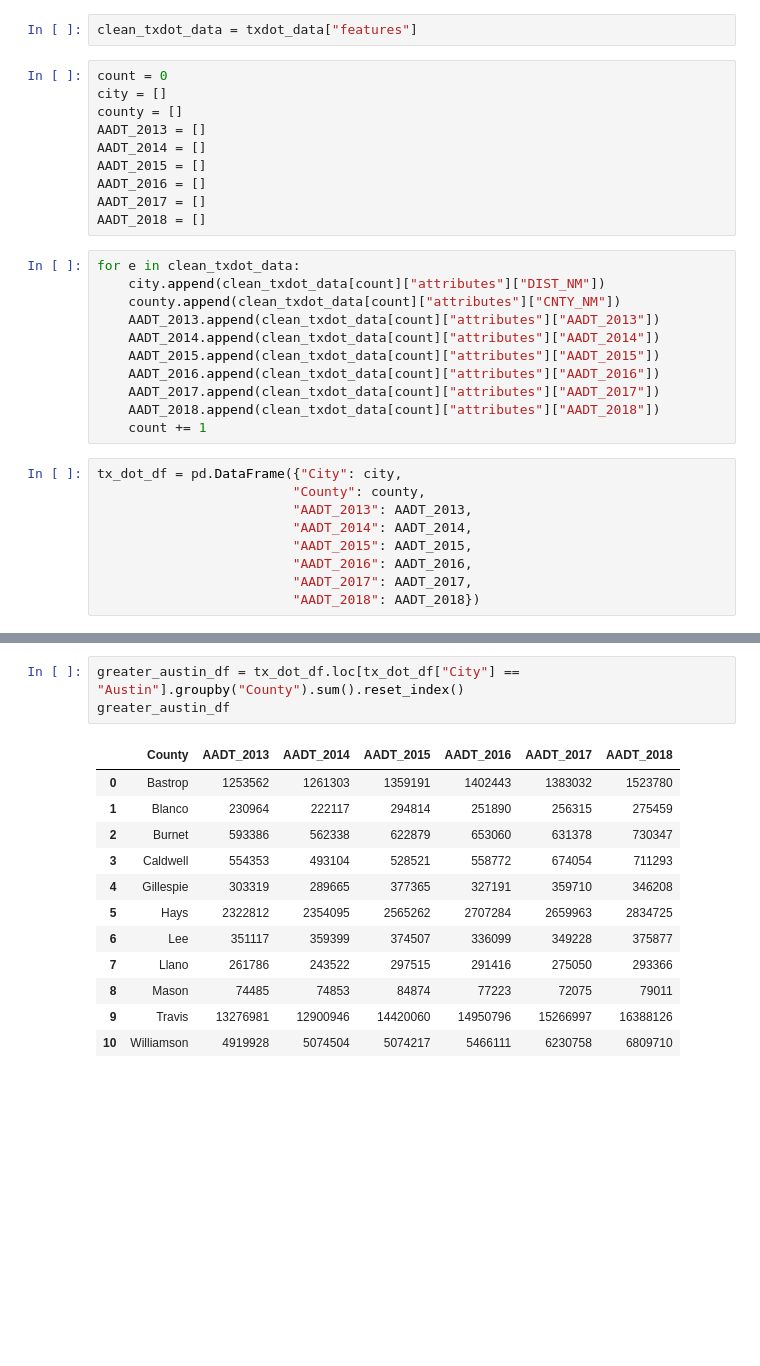
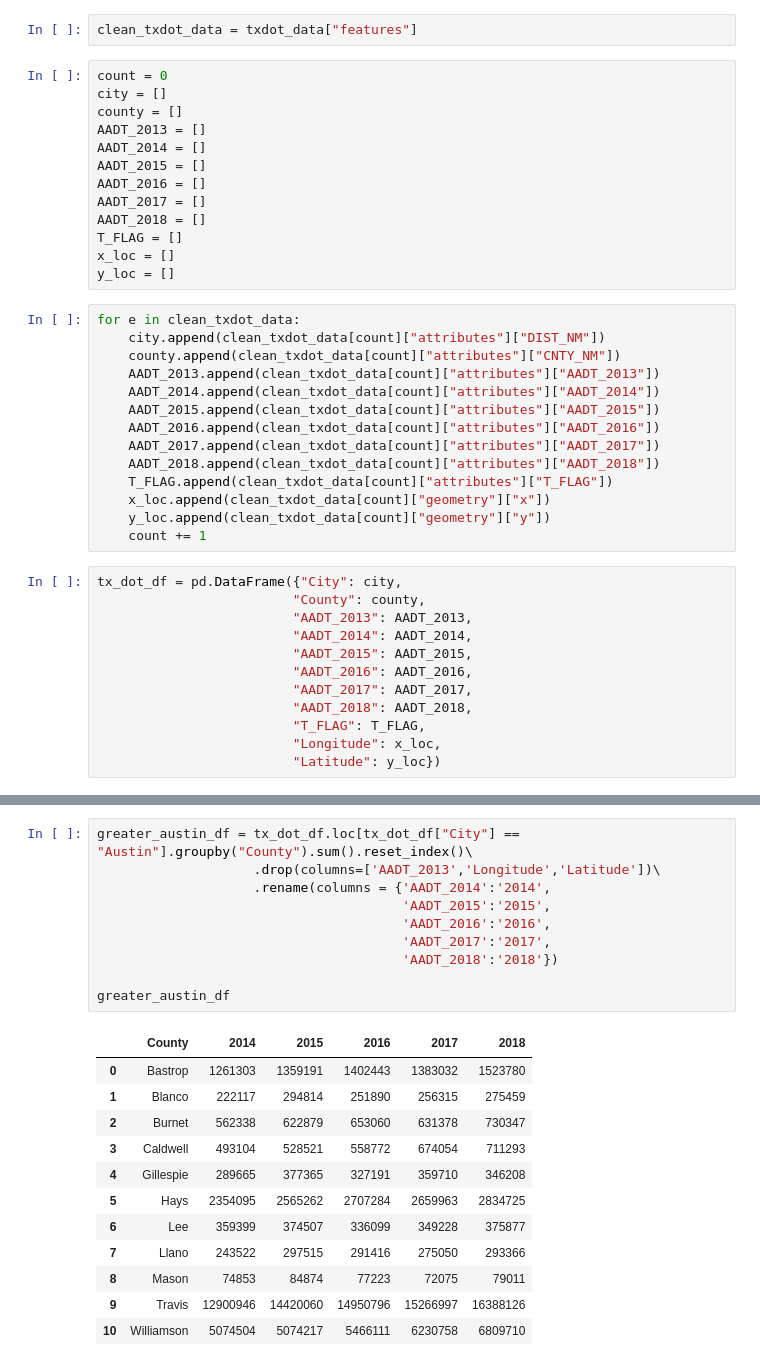
Before and after one commit to SaifeelMomin/Project1---Team_BigBend, a Jupyter notebook: Traffic.ipynb, the cells around one changed output, grey strips where cells are left out. Saved outputs shown, nothing was run; the diff lists cells and outputs as text; blank space fills up the shorter version.

```diff
--- a/Traffic.ipynb
+++ b/Traffic.ipynb
@@ -21,6 +22,9 @@ AADT_2015 = []
 AADT_2016 = []
 AADT_2017 = []
 AADT_2018 = []
+T_FLAG = []
+x_loc = []
+y_loc = []
 # %%
 for e in clean_txdot_data:
     city.append(clean_txdot_data[count]["attributes"]["DIST_NM"])
@@ -31,6 +35,9 @@ for e in clean_txdot_data:
     AADT_2016.append(clean_txdot_data[count]["attributes"]["AADT_2016"])
     AADT_2017.append(clean_txdot_data[count]["attributes"]["AADT_2017"])
     AADT_2018.append(clean_txdot_data[count]["attributes"]["AADT_2018"])
+    T_FLAG.append(clean_txdot_data[count]["attributes"]["T_FLAG"])
+    x_loc.append(clean_txdot_data[count]["geometry"]["x"])
+    y_loc.append(clean_txdot_data[count]["geometry"]["y"])
     count += 1
 # %%
 tx_dot_df = pd.DataFrame({"City": city,
@@ -40,7 +47,10 @@ tx_dot_df = pd.DataFrame({"City": city,
                          "AADT_2015": AADT_2015,
                          "AADT_2016": AADT_2016,
                          "AADT_2017": AADT_2017,
-                         "AADT_2018": AADT_2018})
+                         "AADT_2018": AADT_2018,
+                         "T_FLAG": T_FLAG,
+                         "Longitude": x_loc,
+                         "Latitude": y_loc})
 # %%
 tx_dot_df
 # %% [output]
@@ -60,16 +187,23 @@ tx_dot_df
 # %%
-greater_austin_df = tx_dot_df.loc[tx_dot_df["City"] == "Austin"].groupby("County").sum().reset_index()
+greater_austin_df = tx_dot_df.loc[tx_dot_df["City"] == "Austin"].groupby("County").sum().reset_index()\
+                    .drop(columns=['AADT_2013','Longitude','Latitude'])\
+                    .rename(columns = {'AADT_2014':'2014',
+                                       'AADT_2015':'2015',
+                                       'AADT_2016':'2016',
+                                       'AADT_2017':'2017',
+                                       'AADT_2018':'2018'})
+
 greater_austin_df
 # %% [output]
-|  | County | AADT_2013 | AADT_2014 | AADT_2015 | AADT_2016 | AADT_2017 | AADT_2018 |
-| 0 | Bastrop | 1253562 | 1261303 | 1359191 | 1402443 | 1383032 | 1523780 |
-| 1 | Blanco | 230964 | 222117 | 294814 | 251890 | 256315 | 275459 |
-| 2 | Burnet | 593386 | 562338 | 622879 | 653060 | 631378 | 730347 |
-| 3 | Caldwell | 554353 | 493104 | 528521 | 558772 | 674054 | 711293 |
-| 4 | Gillespie | 303319 | 289665 | 377365 | 327191 | 359710 | 346208 |
-| 5 | Hays | 2322812 | 2354095 | 2565262 | 2707284 | 2659963 | 2834725 |
-| 6 | Lee | 351117 | 359399 | 374507 | 336099 | 349228 | 375877 |
-| 7 | Llano | 261786 | 243522 | 297515 | 291416 | 275050 | 293366 |
-| 8 | Mason | 74485 | 74853 | 84874 | 77223 | 72075 | 79011 |
-| 9 | Travis | 13276981 | 12900946 | 14420060 | 14950796 | 15266997 | 16388126 |
-| 10 | Williamson | 4919928 | 5074504 | 5074217 | 5466111 | 6230758 | 6809710 |
+|  | County | 2014 | 2015 | 2016 | 2017 | 2018 |
+| 0 | Bastrop | 1261303 | 1359191 | 1402443 | 1383032 | 1523780 |
+| 1 | Blanco | 222117 | 294814 | 251890 | 256315 | 275459 |
+| 2 | Burnet | 562338 | 622879 | 653060 | 631378 | 730347 |
+| 3 | Caldwell | 493104 | 528521 | 558772 | 674054 | 711293 |
+| 4 | Gillespie | 289665 | 377365 | 327191 | 359710 | 346208 |
+| 5 | Hays | 2354095 | 2565262 | 2707284 | 2659963 | 2834725 |
+| 6 | Lee | 359399 | 374507 | 336099 | 349228 | 375877 |
+| 7 | Llano | 243522 | 297515 | 291416 | 275050 | 293366 |
+| 8 | Mason | 74853 | 84874 | 77223 | 72075 | 79011 |
+| 9 | Travis | 12900946 | 14420060 | 14950796 | 15266997 | 16388126 |
+| 10 | Williamson | 5074504 | 5074217 | 5466111 | 6230758 | 6809710 |
```
Also changed, not shown: parts of 31 cells of this notebook, 5 other files.
